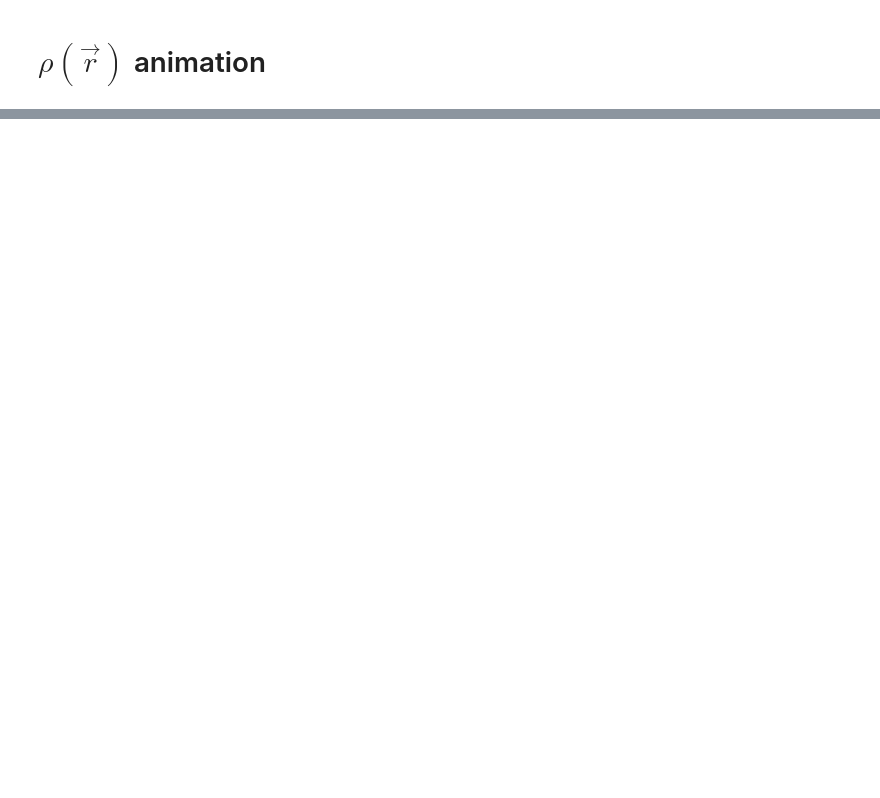
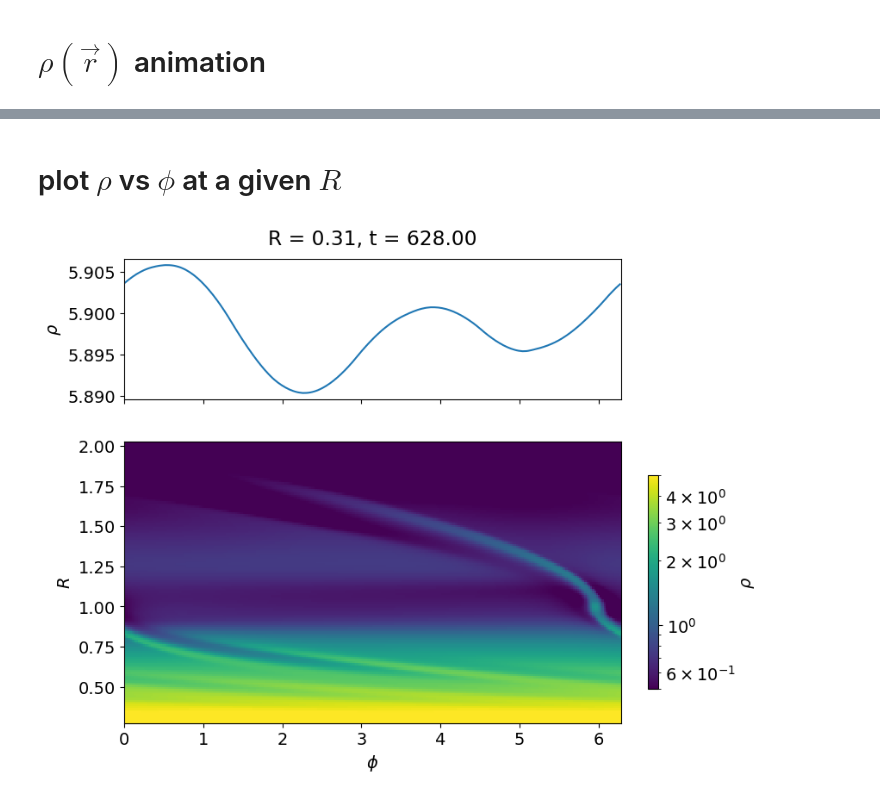
Before and after one commit to Jupiter1994/athena-warps, a Jupyter notebook: warped-disks/jiarus_diagnosis_2d.ipynb, the cells around one changed output, grey strips where cells are left out. Cells and saved outputs as stored; diff of their text form; code cells hidden in the pictures; blank space fills up the shorter version.

```diff
--- a/warped-disks/jiarus_diagnosis_2d.ipynb
+++ b/warped-disks/jiarus_diagnosis_2d.ipynb
@@ -208,0 +382,74 @@ plt.show()
+# %% [markdown]
+# plot $\rho$ vs $\phi$ at a given $R$
+# %%
+# TODO: plot density in xy-plane
+
+snapshot_plot = snapshot_list[200::5] # snapshot_list[0:101:5]
+
+for i, frame in enumerate(snapshot_plot):
+
+    ath_data  = athena_read.athdf(frame,num_ghost=2,quantities=["rho", "vel1"])
+    t_sim = ath_data['Time']
+    #print('loading snapshot at t= %5.1f'%t_sim)
+
+    #### Read Athena++ data: coordinates. ####
+    rad_app = ath_data['x1v']
+    phi_app = ath_data['x2v'][2:-2] # ignore ghost zones
+    d_rad = ath_data['x1f'][1]-ath_data['x1f'][0]
+    d_phi = ath_data['x2f'][1]-ath_data['x2f'][0]
+
+    rad_3d, phi_3d = np.meshgrid(rad_app, phi_app, indexing='ij')
+
+    #### Read Athena++ data: density or v_r values. ####
+    den = np.swapaxes(ath_data['vel1'],0,2)
+    if plot_rho:
+        den = np.swapaxes(ath_data['rho'],0,2)
+
+    fig, axs = plt.subplots(2, figsize=(8,7), height_ratios=[1,2],
+        sharex=True)
+    fig.subplots_adjust(hspace=0.2)
+    #ax = fig.add_subplot()
+    #ax = fig.add_subplot(projection='polar')
+
+    # index of r coord, eg r_ind=2 is r_in
+    # if N_r=128, use r_ind=10 for 0.4 and 17 for 0.5
+    r_ind = 2
+    axs[0].plot(phi_3d[r_ind, :], den[r_ind,2:-2,0])
+    axs[0].set_ylabel(r"$\rho$")
+
+    kws = {'cmap': 'viridis', 'norm': mcolors.LogNorm(vmin=5e-1, vmax=5e0)}
+    c = axs[1].pcolormesh(phi_3d[:, :], rad_3d[:, :], den[:,2:-2,0], **kws)
+
+    #ax.plot(phi_3d[0,:], np.zeros(phi_3d[0,:].shape)+r_iwkz, color="red", label="r_iwkz")
+    #ax.plot(phi_3d[0,:], np.zeros(phi_3d[0,:].shape)+r_owkz, color="red", label="r_owkz")
+
+    #cbar_ax = fig.add_axes([0.85, 0.15, 0.05, 0.7])
+    label = r"$\rho$"
+    plt.colorbar(c, ax=axs[1], label=label, pad=.05, fraction=0.02)
+
+    pos = axs[0].get_position()
+    pos2 = axs[1].get_position()
+    axs[0].set_position([pos2.x0,pos.y0,pos2.width,pos.height])
+
+    ## set axes
+    axs[1].set_xlabel(r"$\phi$")
+
+    #ax.set_ylim(0, 5)
+    axs[1].set_ylabel(r"$R$")
+    #ax.yaxis.tick_right()
+
+    R = rad_3d[r_ind,0]
+    axs[0].set_title("R = {R:.2f}, t = {t_sim:.2f}".format(R=R, t_sim=t_sim),\
+            y=1.1, pad=0.05)
+
+    #plt.legend(loc="upper left")
+
+    save_fig = True
+    if save_fig:
+        plt.savefig("Figs/" + sim_name + "-rho-slice-R={R:.1f}.png".format(R=R))
+
+    #plt.close()
+
+plt.show()
+# %% [output]
+[figure, added]
```
Also changed, not shown: parts of 8 cells of this notebook.
